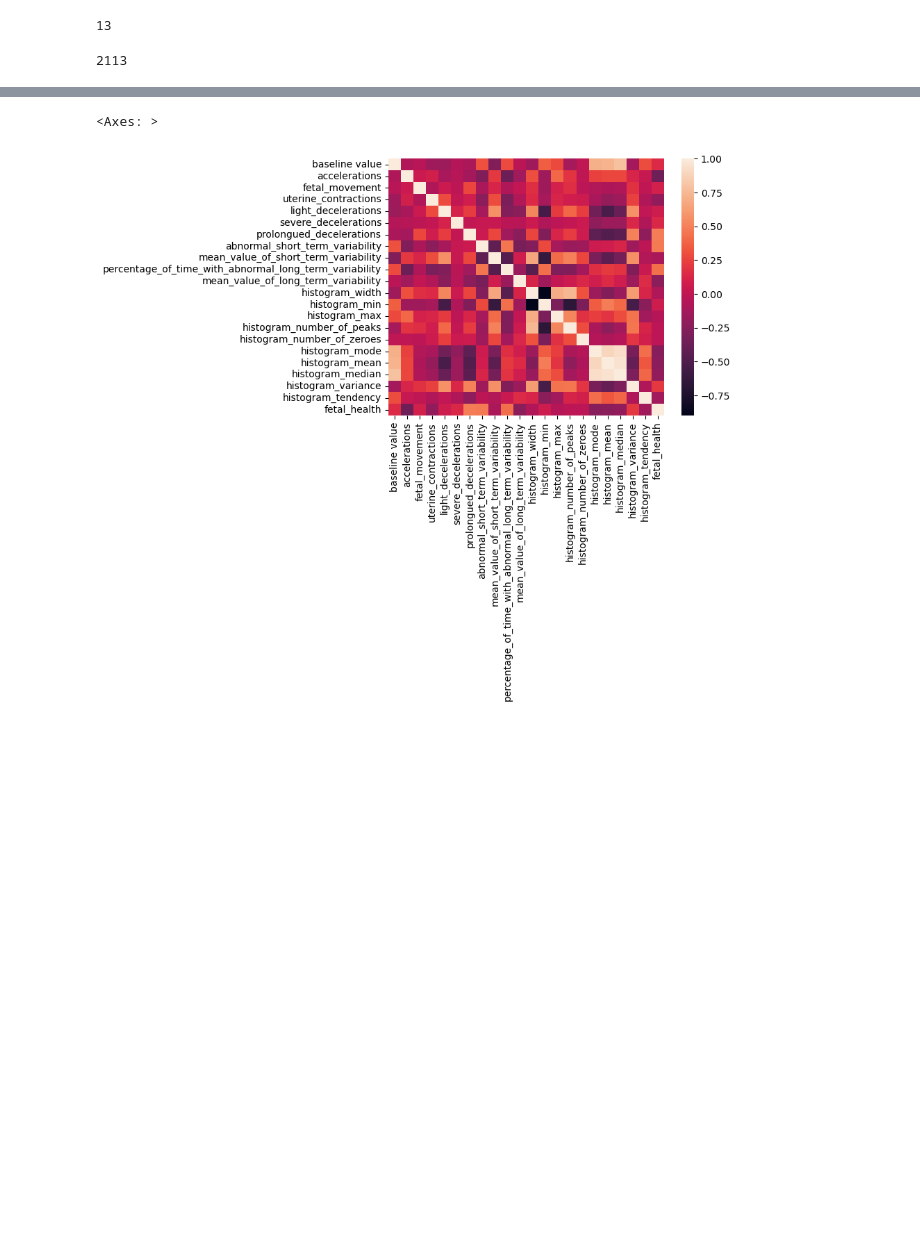
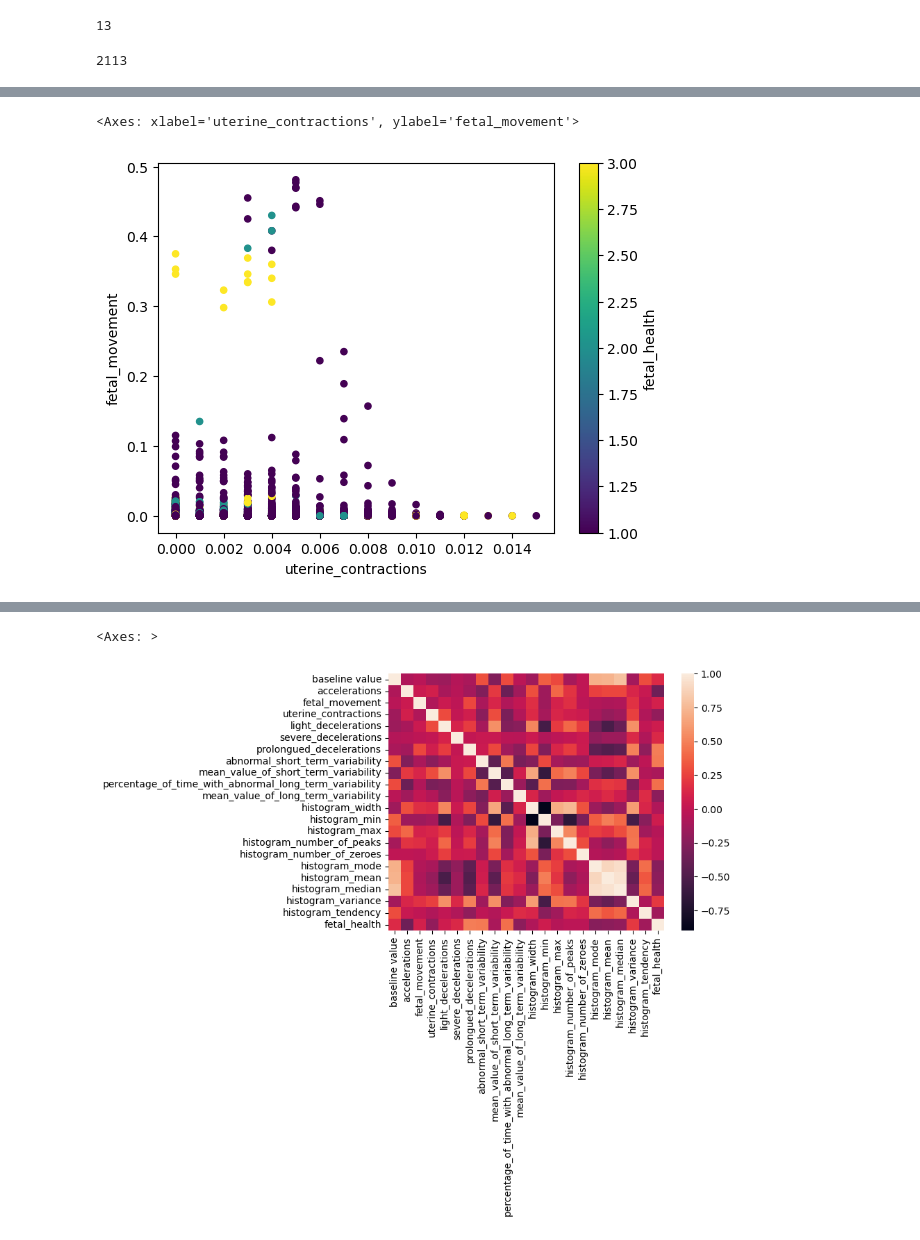
Before and after one commit to sallyca530/Fetal_Health, a Jupyter notebook: fetal_health_analysis.ipynb, the cells around one changed output, grey strips where cells are left out. Drawn from its saved outputs; the diff is of its cells as text; code cells hidden in the pictures; blank space fills up the shorter version.

```diff
--- a/fetal_health_analysis.ipynb
+++ b/fetal_health_analysis.ipynb
@@ -81,0 +97,6 @@ len(df)
+# %%
+# create scatter plot of fetal movement vs uterine_contractions
+df.plot(kind='scatter', x='uterine_contractions', y='fetal_movement', c='fetal_health', colormap='viridis')
+# %% [output]
+<Axes: xlabel='uterine_contractions', ylabel='fetal_movement'>
+[figure, added]
```
Also changed, not shown: parts of 4 cells of this notebook, 1 other file.
